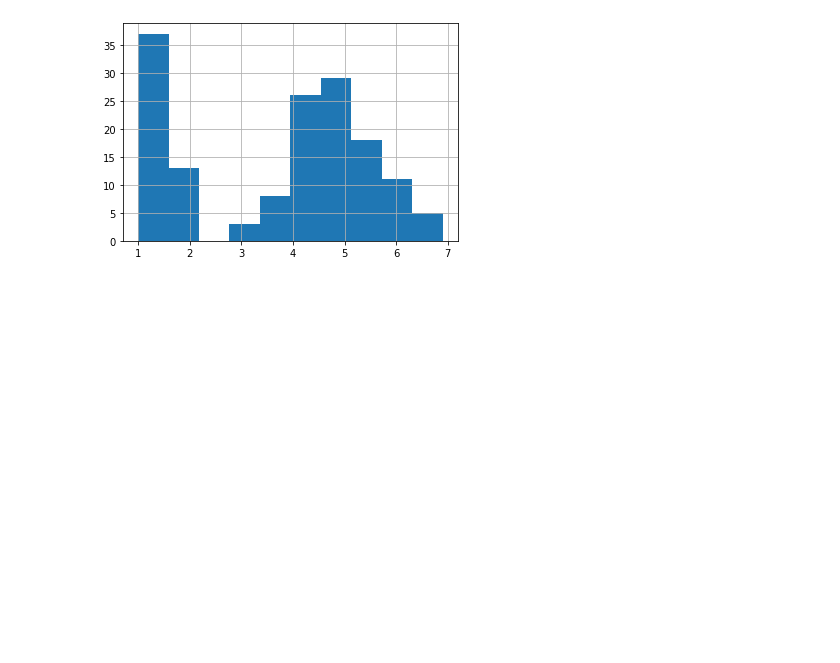
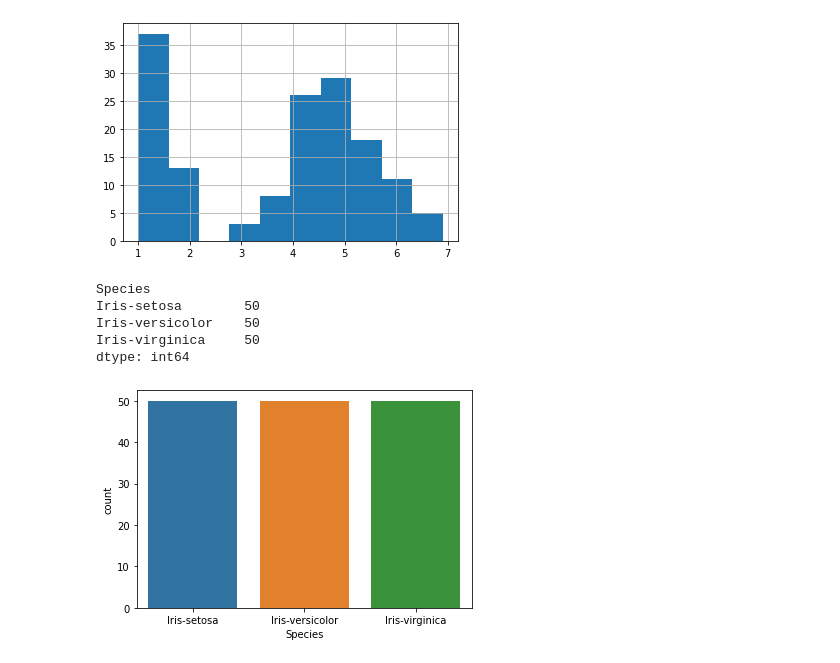
Before and after one commit to HerinePamela/Notebook, a Jupyter notebook: visualization.ipynb, the cells around one changed output. Saved outputs shown, nothing was run; the diff lists cells and outputs as text; code cells hidden in the pictures; blank space fills up the shorter version.

Commit message:
Add files via upload
data visualization

```diff
--- a/visualization.ipynb
+++ b/visualization.ipynb
@@ -147,3 +147,21 @@ sample_ir['PetalLengthCm'].hist()
 # %% [output]
 <matplotlib.axes._subplots.AxesSubplot at 0x...>
 [figure]
+# %%
+sample_ir.value_counts("Species")
+# %% [output]
+Species
+Iris-setosa        50
+Iris-versicolor    50
+Iris-virginica     50
+dtype: int64
+# %%
+# importing packages
+import seaborn as sns
+import matplotlib.pyplot as plt
+
+
+sns.countplot(x='Species', data=sample_ir, )
+plt.show()
+# %% [output]
+[figure, added]
```
Also changed, not shown: parts of 12 cells of this notebook.
